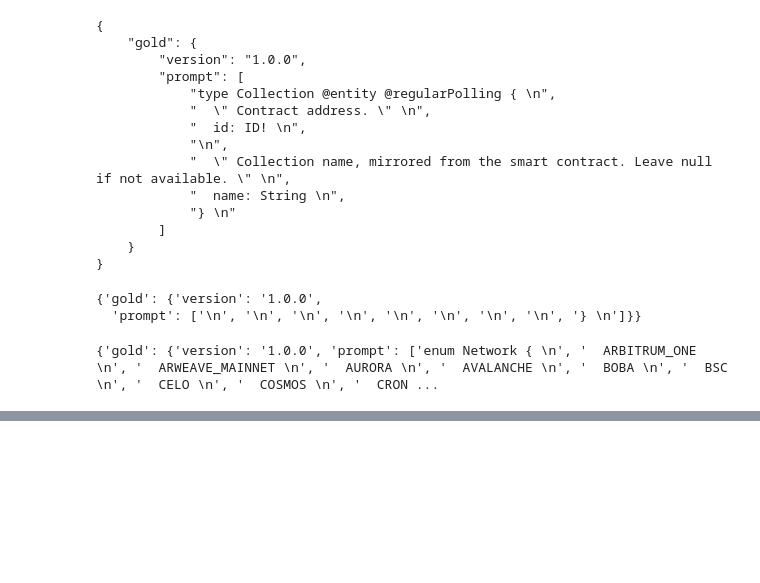
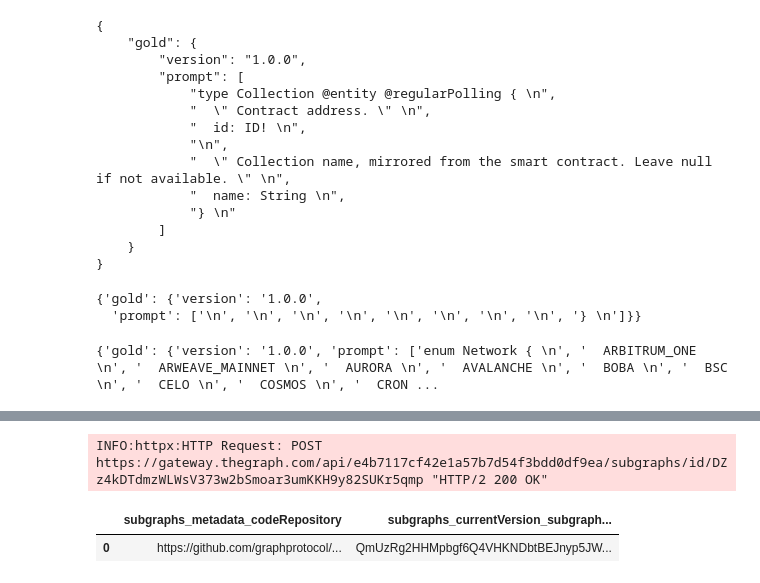
Before and after one commit to semiotic-ai/graphdoc-server, a Jupyter notebook: graphdoc/graphdoc.ipynb, the cells around one changed output, grey strips where cells are left out. Drawn from its saved outputs; the diff is of its cells as text; code cells hidden in the pictures; blank space fills up the shorter version.

Commit message:
feat(notebook): add subgraph query example

```diff
--- a/graphdoc/graphdoc.ipynb
+++ b/graphdoc/graphdoc.ipynb
@@ -377,0 +435,12 @@ print(json_output_ex)
+# %%
+import os
+from subgrounds.pagination import ShallowStrategy
+from subgrounds import Subgrounds
+from dotenv import load_dotenv
+load_dotenv()
+
+GRAPH_API_KEY=os.getenv("GRAPH_API_KEY")
+subgraph_url = f"https://gateway.thegraph.com/api/{GRAPH_API_KEY}/subgraphs/id/DZz4kDTdmzWLWsV373w2bSmoar3umKKH9y82SUKr5qmp"
+
+sg = Subgrounds()
+network_subgraph = sg.load_subgraph(subgraph_url)
@@ -377,0 +450,16 @@ print(json_output_ex)
+# %%
+subgraph_metadata = network_subgraph.Query.subgraphs(
+    where=[
+        network_subgraph.Subgraph.id == "DZz4kDTdmzWLWsV373w2bSmoar3umKKH9y82SUKr5qmp"
+    ]
+)
+
+sg.query_df([
+    # subgraph_metadata.id,
+    subgraph_metadata.metadata.codeRepository,
+    subgraph_metadata.currentVersion.subgraphDeployment.ipfsHash
+])
+# %% [output]
+INFO:httpx:HTTP Request: POST https://gateway.thegraph.com/api/e4b7117cf42e1a57b7d54f3bdd0df9ea/subgraphs/id/DZz4kDTdmzWLWsV373w2bSmoar3umKKH9y82SUKr5qmp "HTTP/2 200 OK"
+|  | subgraphs_metadata_codeRepository | subgraphs_currentVersion_subgraph... |
+| 0 | https://github.com/graphprotocol/... | QmUzRg2HHMpbgf6Q4VHKNDbtBEJnyp5JW... |
```
Also changed, not shown: parts of 8 cells of this notebook.
